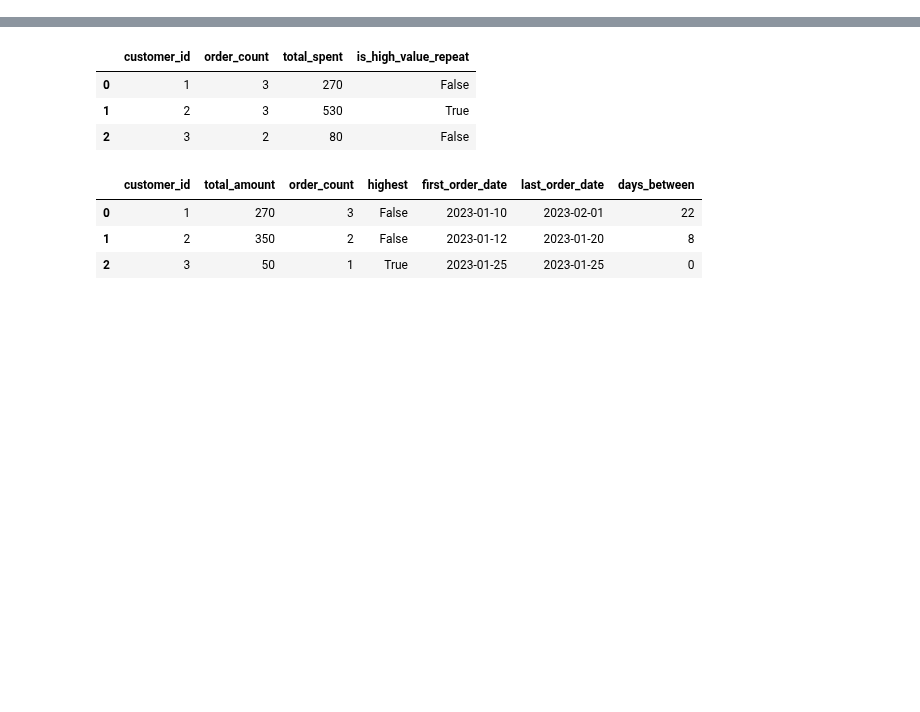
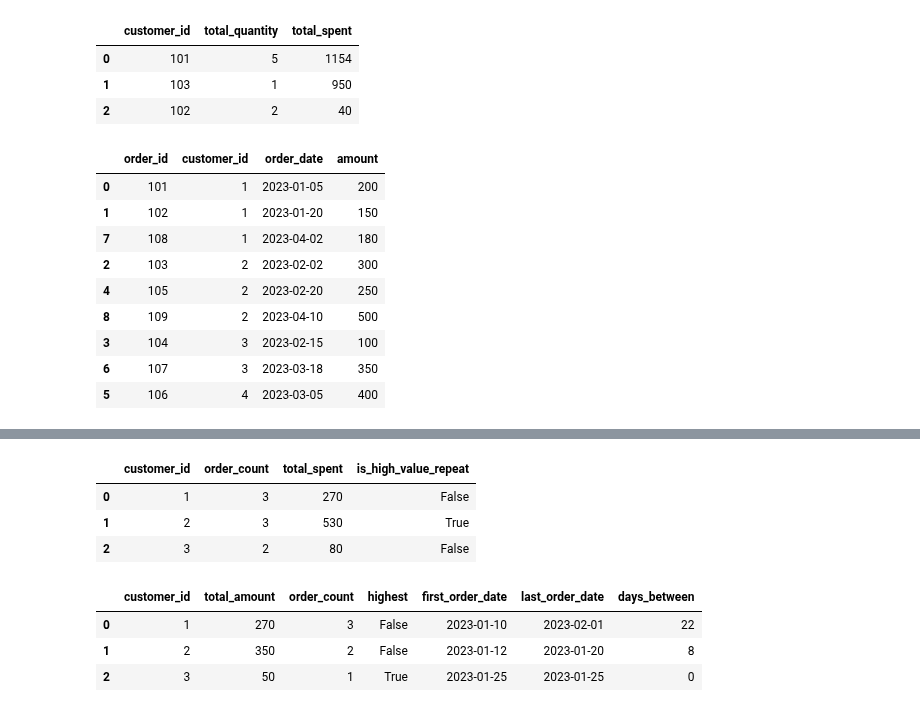
Before and after one commit to edmiller824/sf_tech, a Jupyter notebook: reps.ipynb, the cells around one changed output, grey strips where cells are left out. Saved outputs shown, nothing was run; the diff lists cells and outputs as text; code cells hidden in the pictures; blank space fills up the shorter version.

```diff
--- a/reps.ipynb
+++ b/reps.ipynb
@@ -0,0 +79,70 @@
+# %%
+import pandas as pd
+
+# Step 1: Create the DataFrame
+data = {
+    "order_id": [1, 2, 3, 4, 5],
+    "customer_id": [101, 102, 101, 103, 101],
+    "order_date": ["2024-01-02", "2024-01-03", "2024-01-05", "2024-01-06", "2024-01-07"],
+    "product": ["Laptop", "Mouse", "Monitor", "Laptop", "Mouse"],
+    "quantity": [1, 2, 1, 1, 3],
+    "price_per_unit": [900, 20, 200, 950, 18]
+}
+
+df = pd.DataFrame(data)
+
+# Step 2: Add total_price column
+df['total_price'] = df['quantity'] * df['price_per_unit']
+# Step 3: Group by customer_id and calculate totals
+new_df = df.groupby('customer_id').agg(total_quantity=('quantity', 'sum'), total_spent=('total_price', 'sum')).sort_values(by='total_spent', ascending=False).reset_index()
+# Step 4: Sort by total amount spent (descending)
+
+new_df
+# %% [output]
+|  | customer_id | total_quantity | total_spent |
+| 0 | 101 | 5 | 1154 |
+| 1 | 103 | 1 | 950 |
+| 2 | 102 | 2 | 40 |
+# %%
+"""
+Task:
+	1.	For each customer, and for each order date, calculate in the previous 90 days (including that date):
+	•	rolling_orders: total number of orders
+	•	rolling_spent: total amount spent
+	2.	Mark a customer as “rolling loyal” on that date if:
+	•	rolling_orders ≥ 3
+	•	rolling_spent > the overall average order amount per customer in the dataset
+	3.	Return a DataFrame with:
+	•	customer_id, order_date, rolling_orders, rolling_spent, is_rolling_loyal
+"""
+import pandas as pd
+
+sales = pd.DataFrame({
+    'order_id': [101, 102, 103, 104, 105, 106, 107, 108, 109],
+    'customer_id': [1, 1, 2, 3, 2, 4, 3, 1, 2],
+    'order_date': pd.to_datetime([
+        '2023-01-05', '2023-01-20', '2023-02-02', '2023-02-15', '2023-02-20',
+        '2023-03-05', '2023-03-18', '2023-04-02', '2023-04-10'
+    ]),
+    'amount': [200, 150, 300, 100, 250, 400, 350, 180, 500]
+})
+
+sales = sales.sort_values(by=['customer_id', 'order_date'])
+df = (sales.groupby(['customer_id']).rolling(window='90D', on='order_date', closed='both').
+      agg(
+          {'order_id':'count', 'amount':'sum'}).
+          rename(columns={'order_id':'rolling_orders', 'amount':'rolling_spent'}).
+          reset_index())
+
+df
+# %% [output]
+|  | order_id | customer_id | order_date | amount |
+| 0 | 101 | 1 | 2023-01-05 | 200 |
+| 1 | 102 | 1 | 2023-01-20 | 150 |
+| 7 | 108 | 1 | 2023-04-02 | 180 |
+| 2 | 103 | 2 | 2023-02-02 | 300 |
+| 4 | 105 | 2 | 2023-02-20 | 250 |
+| 8 | 109 | 2 | 2023-04-10 | 500 |
+| 3 | 104 | 3 | 2023-02-15 | 100 |
+| 6 | 107 | 3 | 2023-03-18 | 350 |
+| 5 | 106 | 4 | 2023-03-05 | 400 |
```
Also changed, not shown: parts of 8 cells of this notebook.
